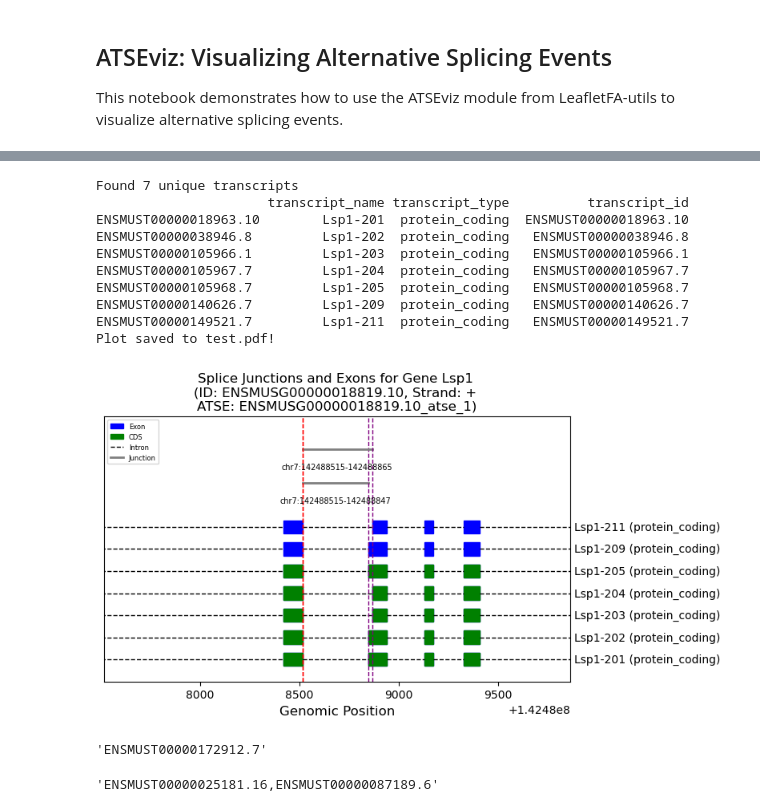
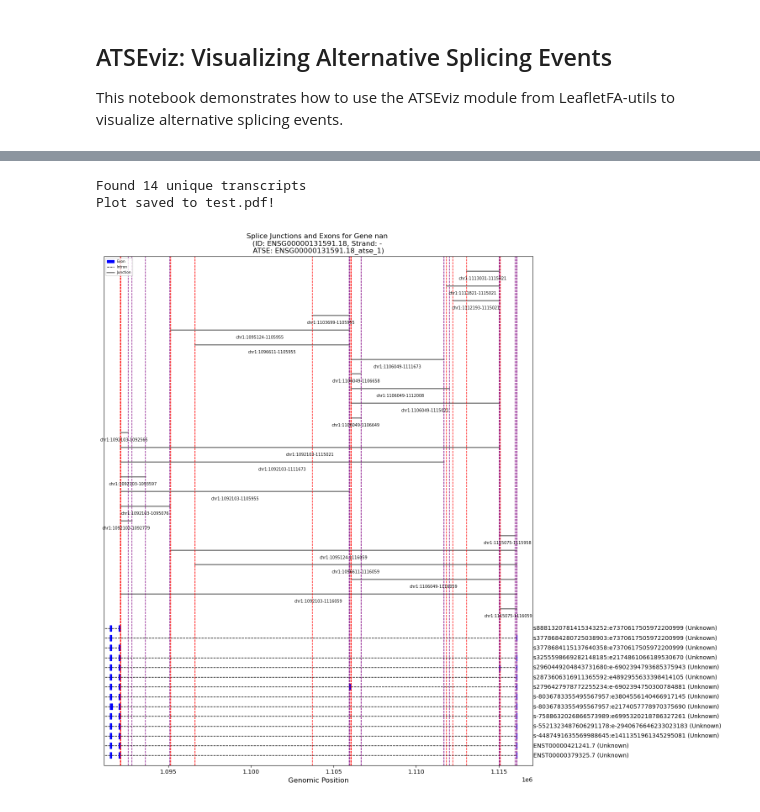
Before and after one commit to daklab/ATSEmapper, a Jupyter notebook: examples/visualization_examples/visualize_atses.ipynb, the cells around one changed output, grey strips where cells are left out. Drawn from its saved outputs; the diff is of its cells as text; code cells hidden in the pictures.

Commit message:
update visualization and add cell_query module

```diff
--- a/examples/visualization_examples/visualize_atses.ipynb
+++ b/examples/visualization_examples/visualize_atses.ipynb
@@ -28,17 +30,21 @@ print("Imports successful!")
 Imports successful!
 # %%
-db_file = "/gpfs/commons/home/kisaev/LeafletFA-utils/examples/LeafletFA_ATSE_mapper_output_20250401_150841/annotation.db"
+# db_file = "/gpfs/commons/home/kisaev/LeafletFA-utils/examples/LeafletFA_ATSE_mapper_output_20250401_150841/annotation.db"
+
+# get human db file
+db_file="/gpfs/commons/groups/knowles_lab/Karin/Leaflet-analysis-WD/HUMAN_SPLICING_FOUNDATION/ATSE_mapper/hg38_stella_gtf"
 db = gffutils.FeatureDB(db_file, keep_order=True)
+# %%
+# Load real ATSEs from human foundation dataset using Stella's GTF file
+p = pd.read_csv("/gpfs/commons/groups/knowles_lab/Karin/Leaflet-analysis-WD/HUMAN_SPLICING_FOUNDATION/ATSE_mapper/ATSE_files/stella_gtf/TMS_atse_file_unanno_also_2025-05-11_06-23-05.txt.gz", sep="\t")
 # %%
 # Visualize random ATSEs
-p=pd.read_csv("/gpfs/commons/home/kisaev/LeafletFA-utils/examples/LeafletFA_ATSE_mapper_output_20250510_134235/atse_events_20250510-134928.tsv.gz", sep="\t")
 atse_event = p.sample(1)["event_id"].values[0]
 print(f"The atse event is: {atse_event}")
 
-atse_event = "ENSMUSG00000018819.10_atse_1"
-
 # Create a copy of the subset to avoid SettingWithCopyWarning
 juncs = p[p["event_id"] == atse_event].copy()
+print(f"The number of junctions here is: {len(juncs)}")
 
 # Use .loc to set values
 juncs.loc[:, "usage_ratio"] = juncs["total_score"] / juncs["total_score"].sum()
@@ -77,50 +101,43 @@ print(f"Found {len(unique_transcripts)} unique transcripts")
 
 # Fetch transcript exon coordinates and determine plot boundaries
 transcript_data = fetch_transcripts_and_annotations(db, unique_transcripts)
+
+# gene id
+gene_id = p[p["event_id"] == atse_event]["gene_id"].iloc[1]
 
 # From trancsript data get transcript_id to transcript_name to transcript_type mapping
 conversions = {}
 for t in transcript_data.keys():
     transcript_id = transcript_data[t]["transcript_id"]
     transcript_name = transcript_data[t]["transcript_name"]
     transcript_type = transcript_data[t]["transcript_type"]
     conversions[transcript_id] = {
         "transcript_name": transcript_name,
         "transcript_type": transcript_type,
         "transcript_id": transcript_id
     }
 
 # convert to dataframe
 conversions_df = pd.DataFrame.from_dict(conversions, orient='index')
-print(conversions_df)
 
 # Plot the junctions/transcripts involved in the ATSE
 region_start, region_end = determine_region_boundaries(splice_junctions)
 plot_exons_and_junctions(db, atse_event, transcript_data, splice_junctions, region_start, region_end,
-                         base_width=8, trans_height=0.5, show_usage=False, show_junc_lines=True, filename="test.pdf")
+                         base_width=15, trans_height=0.8, show_usage=False,
+                         show_junc_lines=True, filename="test.pdf")
 
 # TO-DO:
 # - Return plot as a plot object that users can add additional things to... matplotlib object? ax... concatenate...
 # - Feed in OG Leafcutter Intron Clusters... via intron cluster table...
 # - Feed in the Junction by Sample Table as input to junction annoation... BED file with extra columns...
 # - Similar to isoform plots, implement the intron scaling thing
 # - VIsulize multiple ATSEs per gene wuld be nice
 # - Test on BigBrain bulk RNA-seq files
 # - Test on EasySci junctions
 # - sQTLs or other SNPs would be nice to visualize...
 # %% [output]
-Found 7 unique transcripts
-                      transcript_name transcript_type          transcript_id
-ENSMUST00000018963.10        Lsp1-201  protein_coding  ENSMUST00000018963.10
-ENSMUST00000038946.8         Lsp1-202  protein_coding   ENSMUST00000038946.8
-ENSMUST00000105966.1         Lsp1-203  protein_coding   ENSMUST00000105966.1
-ENSMUST00000105967.7         Lsp1-204  protein_coding   ENSMUST00000105967.7
-ENSMUST00000105968.7         Lsp1-205  protein_coding   ENSMUST00000105968.7
-ENSMUST00000140626.7         Lsp1-209  protein_coding   ENSMUST00000140626.7
-ENSMUST00000149521.7         Lsp1-211  protein_coding   ENSMUST00000149521.7
+Found 14 unique transcripts
 Plot saved to test.pdf!
-[figure, old version]
+[figure, new version]
 # %%
 juncs.iloc[0]["perfect_match_3_prime"]
-# %% [output]
-'ENSMUST00000172912.7'
@@ -127,4 +146,2 @@ juncs.iloc[0]["perfect_match_3_prime"]
 # %%
 juncs.iloc[1]["perfect_match_3_prime"]
-# %% [output]
-'ENSMUST00000025181.16,ENSMUST00000087189.6'
```
Also changed, not shown: parts of 5 cells of this notebook, 4 other files.
